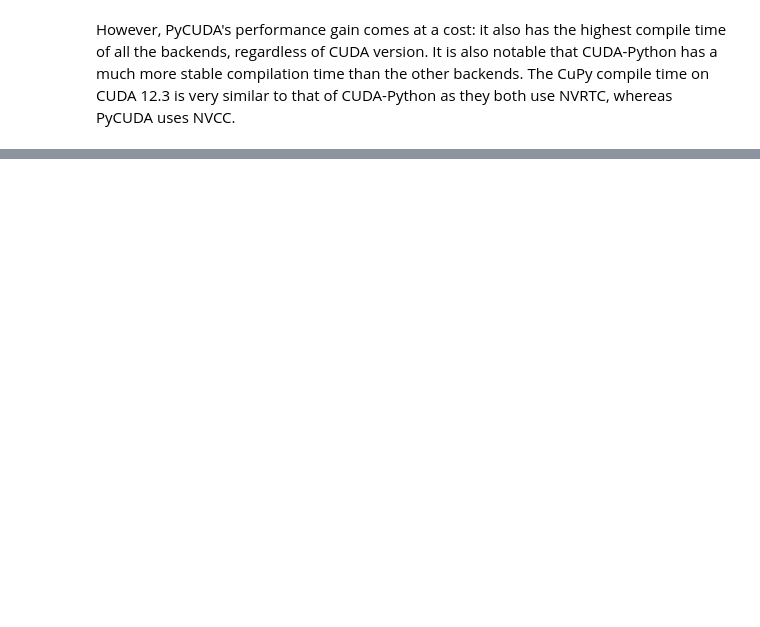
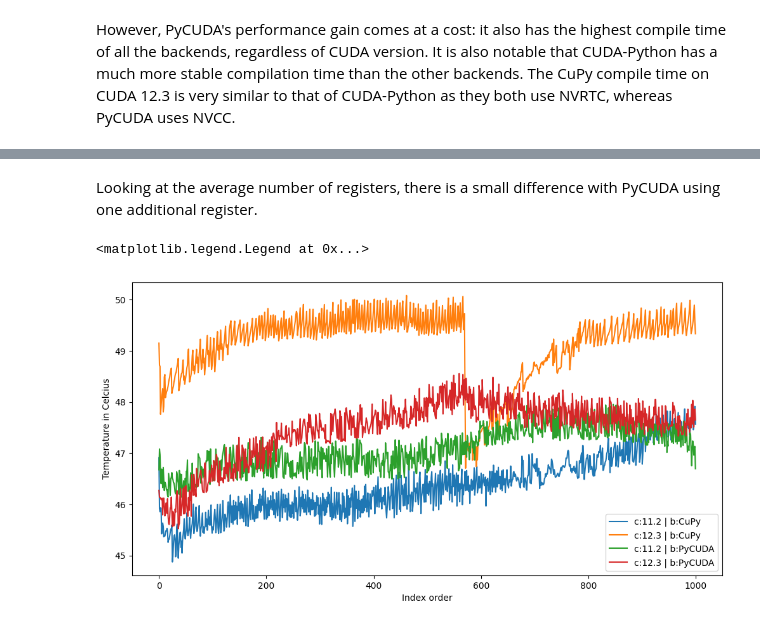
Before and after one commit to fjwillemsen/kernel_tuner_paper, a Jupyter notebook: test_backends.ipynb, the cells around one changed output, grey strips where cells are left out. Cells and saved outputs as stored; diff of their text form; code cells hidden in the pictures; blank space fills up the shorter version.

```diff
--- a/test_backends.ipynb
+++ b/test_backends.ipynb
@@ -80,0 +112,15 @@ Text(0, 0.98, 'backend | CUDA version')
+# %% [markdown]
+Looking at the average number of registers, there is a small difference with PyCUDA using one additional register.
+# %%
+plt.figure(figsize=(plot_aspect*plot_height, plot_height))
+for backend in backends:
+    for cuda_version in cuda_versions:
+        f_df = df.loc[(df['backend'] == backend) & (df['CUDA version'] == cuda_version)]
+        if f_df.size > 0:
+            sns.lineplot(data=f_df.sort_values(['temperature']), y='temperature', x='REPEAT', label=f_df['CUDA version | backend'].iloc[0])
+plt.ylabel("Temperature in Celcius")
+plt.xlabel("Index order")
+plt.legend()
+# %% [output]
+<matplotlib.legend.Legend at 0x...>
+[figure, added]
```
Also changed, not shown: parts of 13 cells of this notebook.
